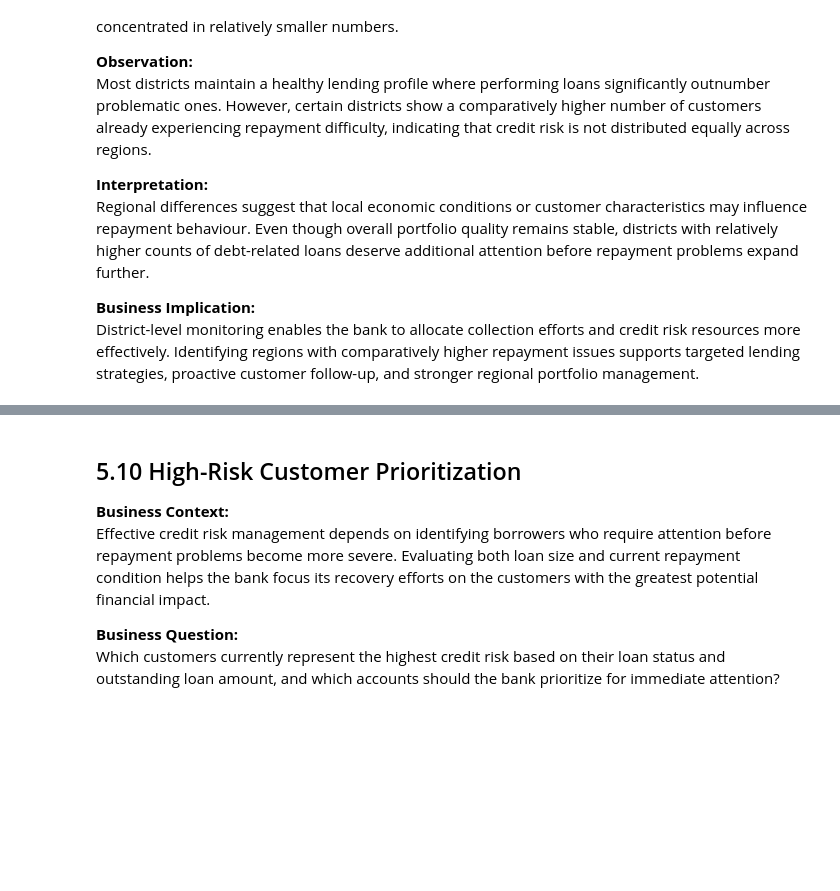
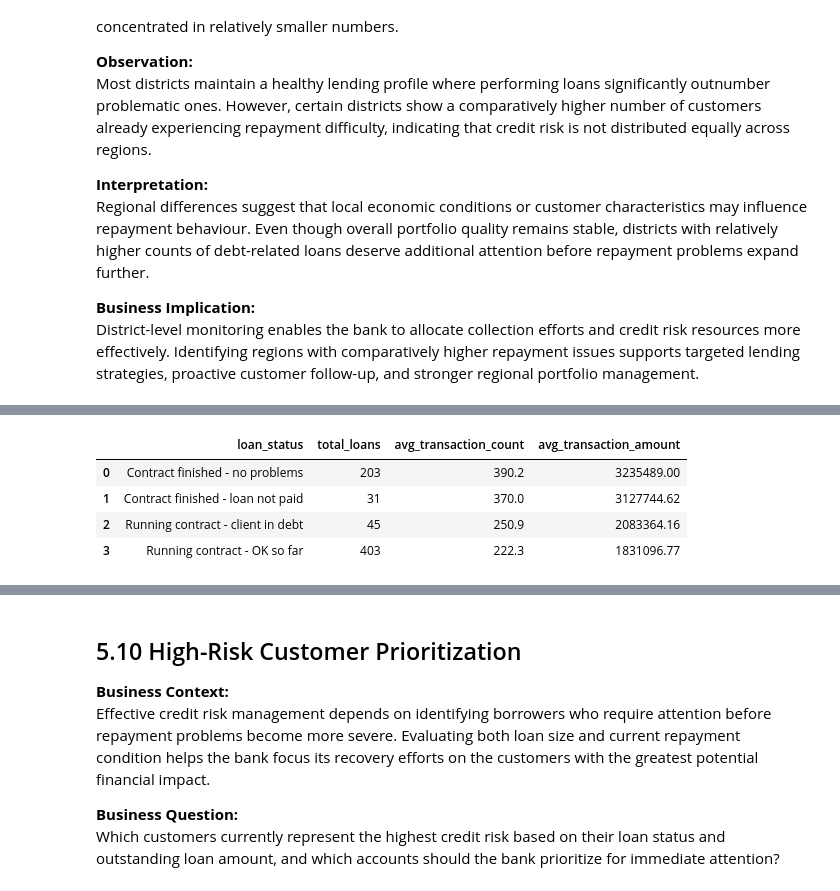
Before and after one commit to Saran-t00/Berka-Banking-Customer-Behaviour-Loan-Risk-Analysis, a Jupyter notebook: notebooks/01_berka_banking_analysis.ipynb, the cells around one changed output, grey strips where cells are left out. Cells and saved outputs as stored; diff of their text form; code cells hidden in the pictures; blank space fills up the shorter version.

```diff
--- a/notebooks/01_berka_banking_analysis.ipynb
+++ b/notebooks/01_berka_banking_analysis.ipynb
@@ -1540,0 +1577,34 @@ District-level monitoring enables the bank to allocate collection efforts and cr
+# %%
+query = """
+WITH account_transactions AS (
+    SELECT
+        account_id,
+        COUNT(*) AS transaction_count,
+        SUM(amount) AS total_transaction_amount
+    FROM trans
+    GROUP BY account_id
+)
+SELECT
+    CASE
+        WHEN l.status = 'A' THEN 'Contract finished - no problems'
+        WHEN l.status = 'B' THEN 'Contract finished - loan not paid'
+        WHEN l.status = 'C' THEN 'Running contract - OK so far'
+        WHEN l.status = 'D' THEN 'Running contract - client in debt'
+    END AS loan_status,
+    COUNT(l.loan_id) AS total_loans,
+    ROUND(AVG(at.transaction_count), 1) AS avg_transaction_count,
+    ROUND(AVG(at.total_transaction_amount), 2) AS avg_transaction_amount
+FROM loan l
+JOIN account_transactions at
+    ON l.account_id = at.account_id
+GROUP BY loan_status
+ORDER BY avg_transaction_count DESC;
+"""
+txn_vs_loan = pd.read_sql(query, conn)
+txn_vs_loan
+# %% [output]
+|  | loan_status | total_loans | avg_transaction_count | avg_transaction_amount |
+| 0 | Contract finished - no problems | 203 | 390.2 | 3235489.00 |
+| 1 | Contract finished - loan not paid | 31 | 370.0 | 3127744.62 |
+| 2 | Running contract - client in debt | 45 | 250.9 | 2083364.16 |
+| 3 | Running contract - OK so far | 403 | 222.3 | 1831096.77 |
```
Also changed, not shown: parts of 8 cells of this notebook.
